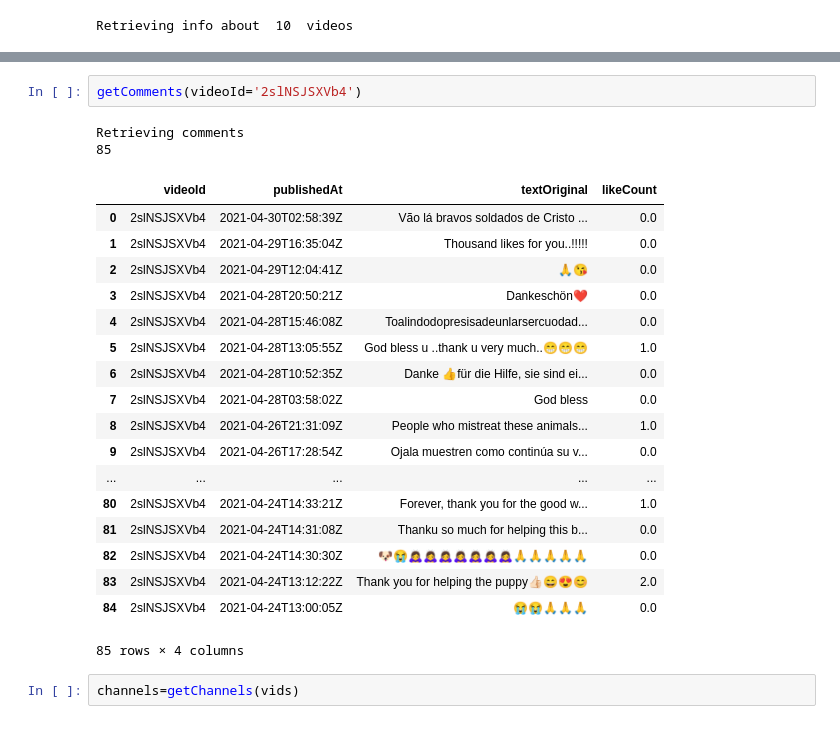
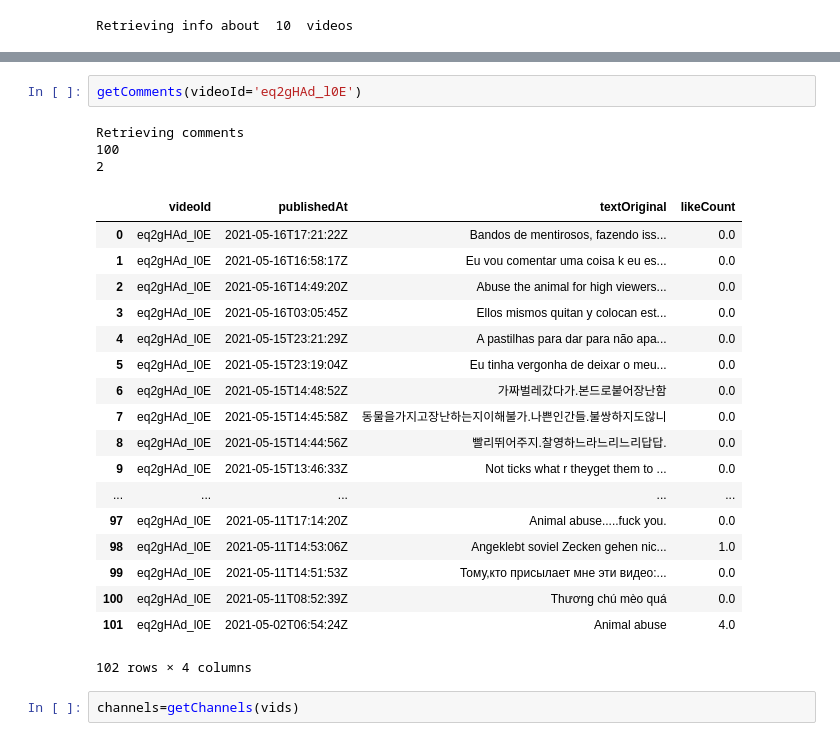
Before and after one commit to ShrRa/RescueAnimalYouTube, a Jupyter notebook: YouTubeScrapping.ipynb, the cells around one changed output, grey strips where cells are left out. Drawn from its saved outputs; the diff is of its cells as text.

```diff
--- a/YouTubeScrapping.ipynb
+++ b/YouTubeScrapping.ipynb
@@ -37,26 +37,27 @@ vids
 # %%
-getComments(videoId='2slNSJSXVb4')
+getComments(videoId='eq2gHAd_l0E')
 # %% [output]
 Retrieving comments
-85
+100
+2
 |  | videoId | publishedAt | textOriginal | likeCount |
-| 0 | 2slNSJSXVb4 | 2021-04-30T02:58:39Z | Vão lá bravos soldados de Cristo ... | 0.0 |
-| 1 | 2slNSJSXVb4 | 2021-04-29T16:35:04Z | Thousand likes for you..!!!!! | 0.0 |
-| 2 | 2slNSJSXVb4 | 2021-04-29T12:04:41Z | 🙏😘 | 0.0 |
-| 3 | 2slNSJSXVb4 | 2021-04-28T20:50:21Z | Dankeschön❤ | 0.0 |
-| 4 | 2slNSJSXVb4 | 2021-04-28T15:46:08Z | Toalindodopresisadeunlarsercuodad... | 0.0 |
-| 5 | 2slNSJSXVb4 | 2021-04-28T13:05:55Z | God bless u ..thank u very much..😁😁😁 | 1.0 |
-| 6 | 2slNSJSXVb4 | 2021-04-28T10:52:35Z | Danke 👍für die Hilfe, sie sind ei... | 0.0 |
-| 7 | 2slNSJSXVb4 | 2021-04-28T03:58:02Z | God bless | 0.0 |
-| 8 | 2slNSJSXVb4 | 2021-04-26T21:31:09Z | People who mistreat these animals... | 1.0 |
-| 9 | 2slNSJSXVb4 | 2021-04-26T17:28:54Z | Ojala muestren como continúa su v... | 0.0 |
+| 0 | eq2gHAd_l0E | 2021-05-16T17:21:22Z | Bandos de mentirosos, fazendo iss... | 0.0 |
+| 1 | eq2gHAd_l0E | 2021-05-16T16:58:17Z | Eu vou comentar uma coisa k eu es... | 0.0 |
+| 2 | eq2gHAd_l0E | 2021-05-16T14:49:20Z | Abuse the animal for high viewers... | 0.0 |
+| 3 | eq2gHAd_l0E | 2021-05-16T03:05:45Z | Ellos mismos quitan y colocan est... | 0.0 |
+| 4 | eq2gHAd_l0E | 2021-05-15T23:21:29Z | A pastilhas para dar para não apa... | 0.0 |
+| 5 | eq2gHAd_l0E | 2021-05-15T23:19:04Z | Eu tinha vergonha de deixar o meu... | 0.0 |
+| 6 | eq2gHAd_l0E | 2021-05-15T14:48:52Z | 가짜벌레갔다가.본드로붙어장난함 | 0.0 |
+| 7 | eq2gHAd_l0E | 2021-05-15T14:45:58Z | 동물을가지고장난하는지이해불가.나쁜인간들.불쌍하지도않니 | 0.0 |
+| 8 | eq2gHAd_l0E | 2021-05-15T14:44:56Z | 빨리뛰어주지.찰영하느라느리느리답답. | 0.0 |
+| 9 | eq2gHAd_l0E | 2021-05-15T13:46:33Z | Not ticks what r theyget them to ... | 0.0 |
 | ... | ... | ... | ... | ... |
-| 80 | 2slNSJSXVb4 | 2021-04-24T14:33:21Z | Forever, thank you for the good w... | 1.0 |
-| 81 | 2slNSJSXVb4 | 2021-04-24T14:31:08Z | Thanku so much for helping this b... | 0.0 |
-| 82 | 2slNSJSXVb4 | 2021-04-24T14:30:30Z | 🐶😭🙇‍♀️🙇‍♀️🙇‍♀️🙇‍♀️🙇‍♀️🙇‍♀️🙇‍♀️🙏🙏🙏🙏🙏 | 0.0 |
-| 83 | 2slNSJSXVb4 | 2021-04-24T13:12:22Z | Thank you for helping the puppy👍🏻😄😍😊 | 2.0 |
-| 84 | 2slNSJSXVb4 | 2021-04-24T13:00:05Z | 😭😭🙏🙏🙏 | 0.0 |
+| 97 | eq2gHAd_l0E | 2021-05-11T17:14:20Z | Animal abuse.....fuck you. | 0.0 |
+| 98 | eq2gHAd_l0E | 2021-05-11T14:53:06Z | Angeklebt soviel Zecken gehen nic... | 1.0 |
+| 99 | eq2gHAd_l0E | 2021-05-11T14:51:53Z | Тому,кто присылает мне эти видео:... | 0.0 |
+| 100 | eq2gHAd_l0E | 2021-05-11T08:52:39Z | Thương chú mèo quá | 0.0 |
+| 101 | eq2gHAd_l0E | 2021-05-02T06:54:24Z | Animal abuse | 4.0 |
-85 rows × 4 columns
+102 rows × 4 columns
 # %%
 channels=getChannels(vids)
 # %% [output]
```
Also changed, not shown: parts of 15 cells of this notebook, 3 other files.
